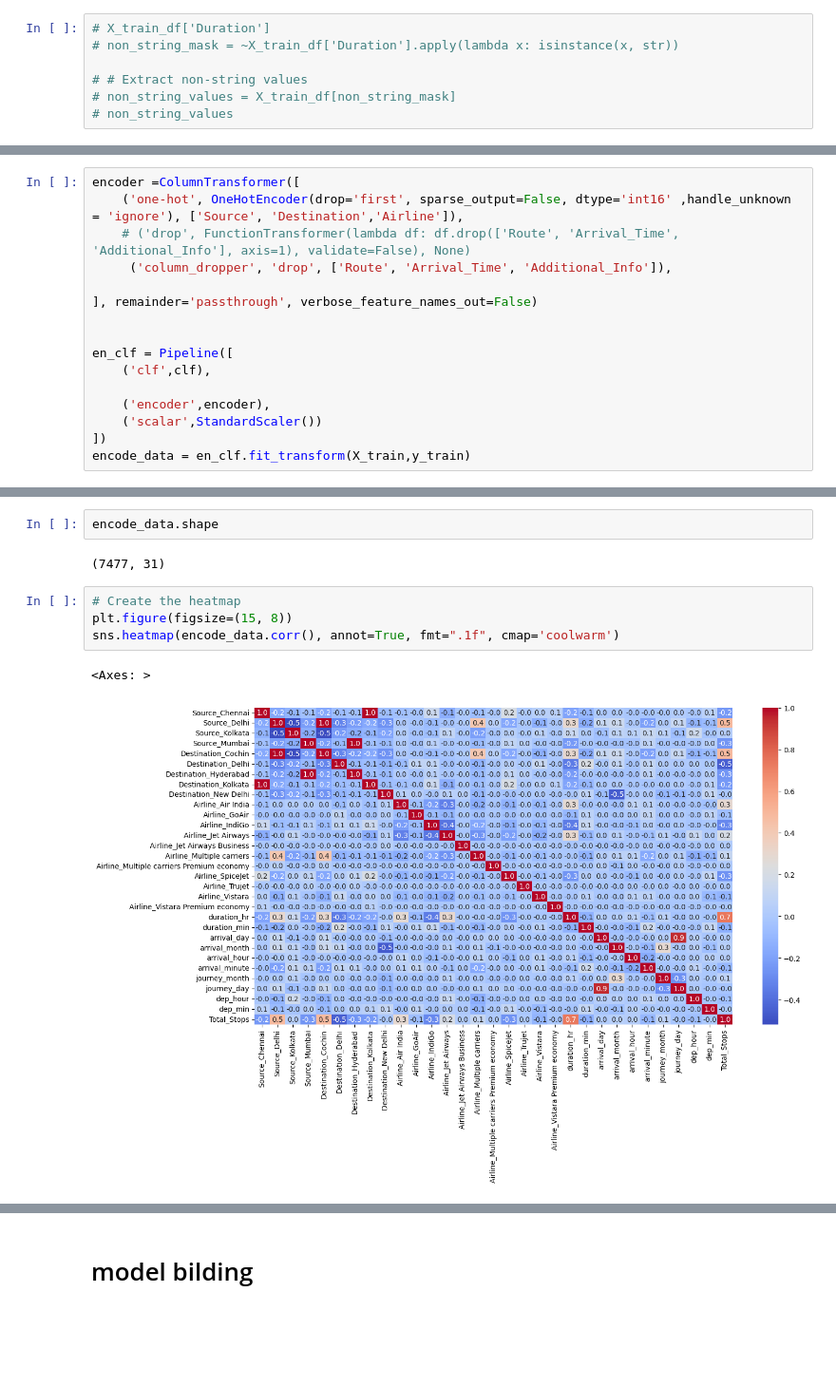
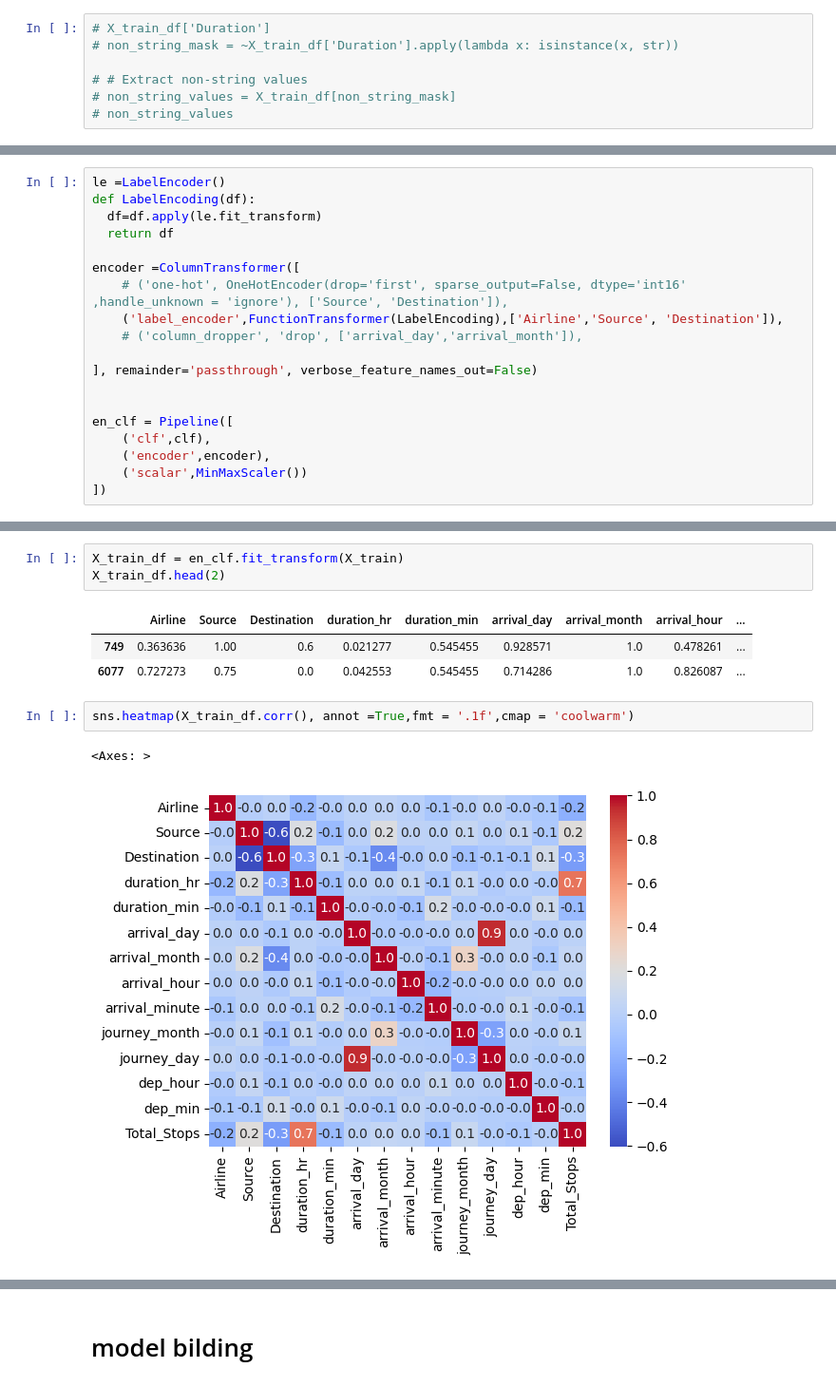
Before and after one commit to anvitendulkar10/Projects, a Jupyter notebook: Airline Price Prediction/Untitled0.ipynb, the cells around one changed output, grey strips where cells are left out. Shown at 95% size. Cells and saved outputs as stored; diff of their text form; blank space fills up the shorter version.

```diff
--- a/Airline Price Prediction/Untitled0.ipynb
+++ b/Airline Price Prediction/Untitled0.ipynb
@@ -227 +210,20 @@ clf = Pipeline([
+# %%
+le =LabelEncoder()
+def LabelEncoding(df):
+  df=df.apply(le.fit_transform)
+  return df
+
+encoder =ColumnTransformer([
+    # ('one-hot', OneHotEncoder(drop='first', sparse_output=False, dtype='int16' ,handle_unknown = 'ignore'), ['Source', 'Destination']),
+    ('label_encoder',FunctionTransformer(LabelEncoding),['Airline','Source', 'Destination']),
+    # ('column_dropper', 'drop', ['arrival_day','arrival_month']),
+
+], remainder='passthrough', verbose_feature_names_out=False)
+
+
+en_clf = Pipeline([
+    ('clf',clf),
+    ('encoder',encoder),
+    ('scalar',MinMaxScaler())
+])
 # %%
@@ -239,16 +234,0 @@ X_train_df.head(2)
-# %%
-encoder =ColumnTransformer([
-    ('one-hot', OneHotEncoder(drop='first', sparse_output=False, dtype='int16' ,handle_unknown = 'ignore'), ['Source', 'Destination','Airline']),
-    # ('drop', FunctionTransformer(lambda df: df.drop(['Route', 'Arrival_Time', 'Additional_Info'], axis=1), validate=False), None)
-     ('column_dropper', 'drop', ['Route', 'Arrival_Time', 'Additional_Info']),
-
-], remainder='passthrough', verbose_feature_names_out=False)
-
-
-en_clf = Pipeline([
-    ('clf',clf),
-
-    ('encoder',encoder),
-    ('scalar',StandardScaler())
-])
-encode_data = en_clf.fit_transform(X_train,y_train)
@@ -264,11 +235,12 @@ encode_data.head()
-# %%
-encode_data.shape
-# %% [output]
-(7477, 31)
+# %%
+X_train_df = en_clf.fit_transform(X_train)
+X_train_df.head(2)
+# %% [output]
+|  | Airline | Source | Destination | duration_hr | duration_min | arrival_day | arrival_month | arrival_hour | ... |
+| 749 | 0.363636 | 1.00 | 0.6 | 0.021277 | 0.545455 | 0.928571 | 1.0 | 0.478261 | ... |
+| 6077 | 0.727273 | 0.75 | 0.0 | 0.042553 | 0.545455 | 0.714286 | 1.0 | 0.826087 | ... |
 # %%
-# Create the heatmap
-plt.figure(figsize=(15, 8))
-sns.heatmap(encode_data.corr(), annot=True, fmt=".1f", cmap='coolwarm')
+sns.heatmap(X_train_df.corr(), annot =True,fmt = '.1f',cmap = 'coolwarm')
 # %% [output]
 <Axes: >
-[figure, old version]
+[figure, new version]
```
Also changed, not shown: parts of 52 cells of this notebook.
